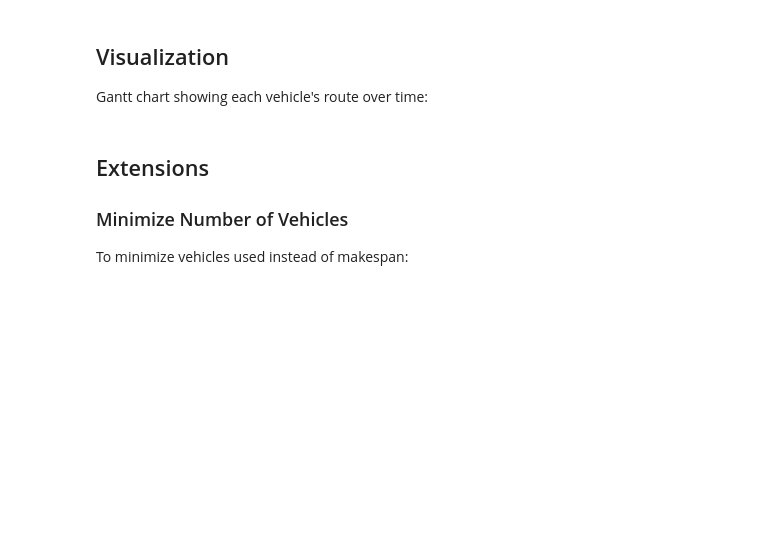
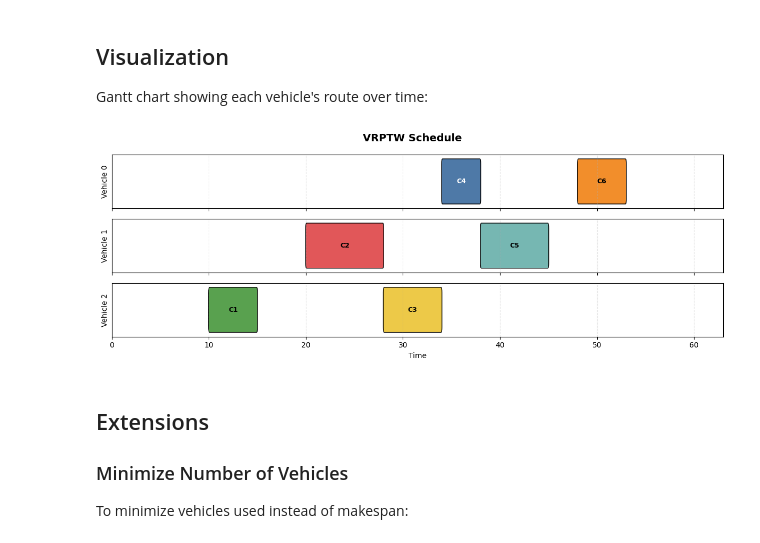
Before and after one commit to sohaibafifi/pycsp3-scheduling, a Jupyter notebook: notebooks/05_vrptw.ipynb, the cells around one changed output. Drawn from its saved outputs; the diff is of its cells as text; code cells hidden in the pictures; blank space fills up the shorter version.

```diff
--- a/notebooks/05_vrptw.ipynb
+++ b/notebooks/05_vrptw.ipynb
@@ -72,7 +72,7 @@ customers = [
     (20, 50, 8, 5),    # Customer 2
     (15, 45, 6, 4),    # Customer 3
     (30, 70, 4, 6),    # Customer 4
-    (25, 40, 7, 3),    # Customer 5
+    (25, 50, 7, 3),    # Customer 5
     (40, 80, 5, 4),    # Customer 6
 ]
 
@@ -288,7 +286,7 @@ Objective: Minimize inter-customer + return-to-depot travel distance
 ## Solving
 # %%
 # Solve
-result = solve()
+result = solve(sols=2)
 
 if result in (SAT, OPTIMUM):
     print("=" * 60)
@@ -342,34 +349,31 @@ Gantt chart showing each vehicle's route over time:
 # %%
 if result in (SAT, OPTIMUM):
     visu.reset()
     makespan = max(interval_value(main_visits[c]).end for c in range(n_customers))
     visu.timeline("VRPTW Schedule", origin=0, horizon=makespan + 10)
 
     # One panel per vehicle
     for v in range(n_vehicles):
         visu.panel(f"Vehicle {v}")
 
         # Only show customer visits, not depot
         for c in range(n_customers):
             val = interval_value(visits[v][c])
             if val is not None:
                 customer_id = c + 1
                 visu.interval(
                     val.start, val.end,
                     f"C{customer_id}",
                     color=customer_id
                 )
 
-    # Panel showing all visits (overview)
-    visu.panel("All Customers")
-    for c in range(n_customers):
-        val = interval_value(main_visits[c])
-        visu.interval(val.start, val.end, f"C{c+1}", color=c+1)
 
     if visu.is_visu_enabled():
         visu.show()
     else:
         print("Visualization disabled (matplotlib not available)")
+# %% [output]
+[figure, added]
 # %% [markdown]
 ## Extensions
 
```
Also changed, not shown: parts of 4 cells of this notebook, 5 other files.
